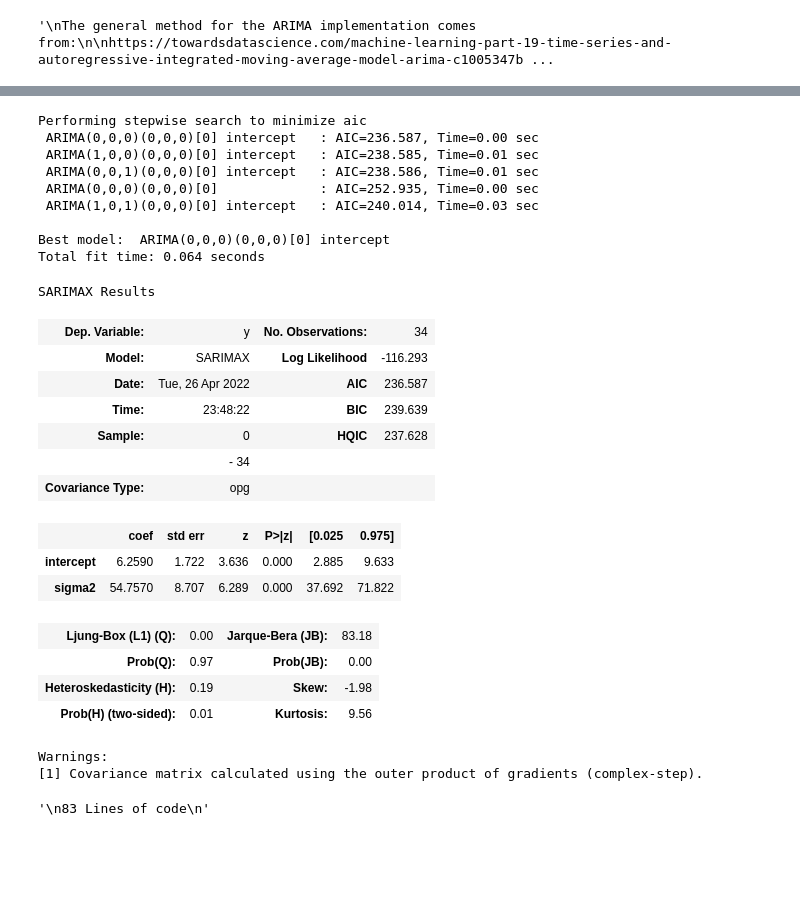
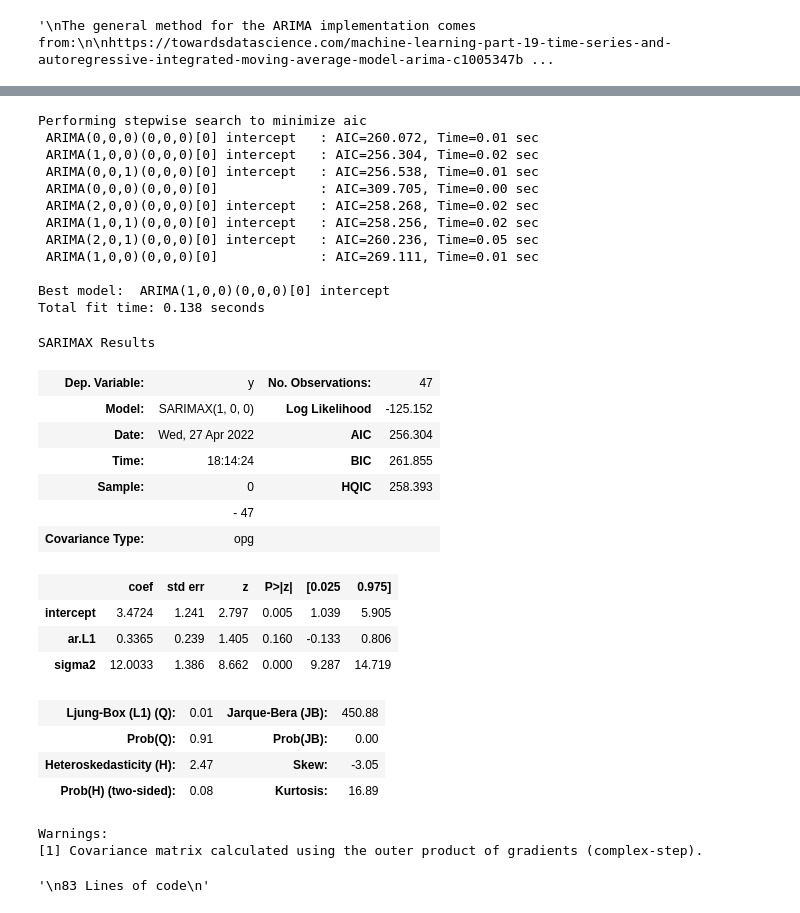
Before and after one commit to FarhanHabibie/UG-Project-Farhan, a Jupyter notebook: ARIMA VARMA Forecasts/ARIMA Univariate Forecast.ipynb, the cells around one changed output, grey strips where cells are left out. Drawn from its saved outputs; the diff is of its cells as text; code cells hidden in the pictures; blank space fills up the shorter version.

```diff
--- a/ARIMA VARMA Forecasts/ARIMA Univariate Forecast.ipynb
+++ b/ARIMA VARMA Forecasts/ARIMA Univariate Forecast.ipynb
@@ -110,5 +110,8 @@ def performance_metrics(y_test, y_pred):
 #16 lines, 9 lines written by me, 4 documentation 3 modi
 # %%
 data = read_data('/Users/farhanhabibie/Desktop/Farhan Thesis Code /UG-Project-Farhan/Indonesia Macro Dataset.xlsx',
-                     'FR.INR.RINR')
+                     'NY.GDP.MKTP.KD.ZG')
+data = data.dropna()
+print(data.mean())
+data_first_ord = make_stationary(data)
 #1 line written by me
@@ -192,42 +204,46 @@ Mean of actual:  7.476527534768708
 # %%
 """
 Idea for using pmdarima attributed to the video on youtube:
 
 https://www.youtube.com/watch?v=8FCDpFhd1zk&ab_channel=NachiketaHebbar
 """
 
-autoarima = auto_arima(data, start_p=0, start_q=0,
+autoarima = auto_arima(train, start_p=0, start_q=0,
                        max_p=10, max_d=5, max_q=10,
                        trace=True, d=0, suppress_warnings=True, n_fits=50)
 
 autoarima.summary()
 
 #2 lines from youtube
 # %% [output]
 Performing stepwise search to minimize aic
- ARIMA(0,0,0)(0,0,0)[0] intercept   : AIC=236.587, Time=0.00 sec
- ARIMA(1,0,0)(0,0,0)[0] intercept   : AIC=238.585, Time=0.01 sec
- ARIMA(0,0,1)(0,0,0)[0] intercept   : AIC=238.586, Time=0.01 sec
- ARIMA(0,0,0)(0,0,0)[0]             : AIC=252.935, Time=0.00 sec
- ARIMA(1,0,1)(0,0,0)[0] intercept   : AIC=240.014, Time=0.03 sec
+ ARIMA(0,0,0)(0,0,0)[0] intercept   : AIC=260.072, Time=0.01 sec
+ ARIMA(1,0,0)(0,0,0)[0] intercept   : AIC=256.304, Time=0.02 sec
+ ARIMA(0,0,1)(0,0,0)[0] intercept   : AIC=256.538, Time=0.01 sec
+ ARIMA(0,0,0)(0,0,0)[0]             : AIC=309.705, Time=0.00 sec
+ ARIMA(2,0,0)(0,0,0)[0] intercept   : AIC=258.268, Time=0.02 sec
+ ARIMA(1,0,1)(0,0,0)[0] intercept   : AIC=258.256, Time=0.02 sec
+ ARIMA(2,0,1)(0,0,0)[0] intercept   : AIC=260.236, Time=0.05 sec
+ ARIMA(1,0,0)(0,0,0)[0]             : AIC=269.111, Time=0.01 sec
 
-Best model:  ARIMA(0,0,0)(0,0,0)[0] intercept
-Total fit time: 0.064 seconds
+Best model:  ARIMA(1,0,0)(0,0,0)[0] intercept
+Total fit time: 0.138 seconds
 SARIMAX Results
-| Dep. Variable: | y | No. Observations: | 34 |
-| Model: | SARIMAX | Log Likelihood | -116.293 |
-| Date: | Tue, 26 Apr 2022 | AIC | 236.587 |
-| Time: | 23:48:22 | BIC | 239.639 |
-| Sample: | 0 | HQIC | 237.628 |
-|  | - 34 |  |  |
+| Dep. Variable: | y | No. Observations: | 47 |
+| Model: | SARIMAX(1, 0, 0) | Log Likelihood | -125.152 |
+| Date: | Wed, 27 Apr 2022 | AIC | 256.304 |
+| Time: | 18:14:24 | BIC | 261.855 |
+| Sample: | 0 | HQIC | 258.393 |
+|  | - 47 |  |  |
 | Covariance Type: | opg |  |  |
 |  | coef | std err | z | P>|z| | [0.025 | 0.975] |
-| intercept | 6.2590 | 1.722 | 3.636 | 0.000 | 2.885 | 9.633 |
-| sigma2 | 54.7570 | 8.707 | 6.289 | 0.000 | 37.692 | 71.822 |
+| intercept | 3.4724 | 1.241 | 2.797 | 0.005 | 1.039 | 5.905 |
+| ar.L1 | 0.3365 | 0.239 | 1.405 | 0.160 | -0.133 | 0.806 |
+| sigma2 | 12.0033 | 1.386 | 8.662 | 0.000 | 9.287 | 14.719 |
-| Ljung-Box (L1) (Q): | 0.00 | Jarque-Bera (JB): | 83.18 |
-| Prob(Q): | 0.97 | Prob(JB): | 0.00 |
-| Heteroskedasticity (H): | 0.19 | Skew: | -1.98 |
-| Prob(H) (two-sided): | 0.01 | Kurtosis: | 9.56 |
+| Ljung-Box (L1) (Q): | 0.01 | Jarque-Bera (JB): | 450.88 |
+| Prob(Q): | 0.91 | Prob(JB): | 0.00 |
+| Heteroskedasticity (H): | 2.47 | Skew: | -3.05 |
+| Prob(H) (two-sided): | 0.08 | Kurtosis: | 16.89 |
 Warnings:
 [1] Covariance matrix calculated using the outer product of gradients (complex-step).
 # %%
```
Also changed, not shown: parts of 13 cells of this notebook, 3 other files.
